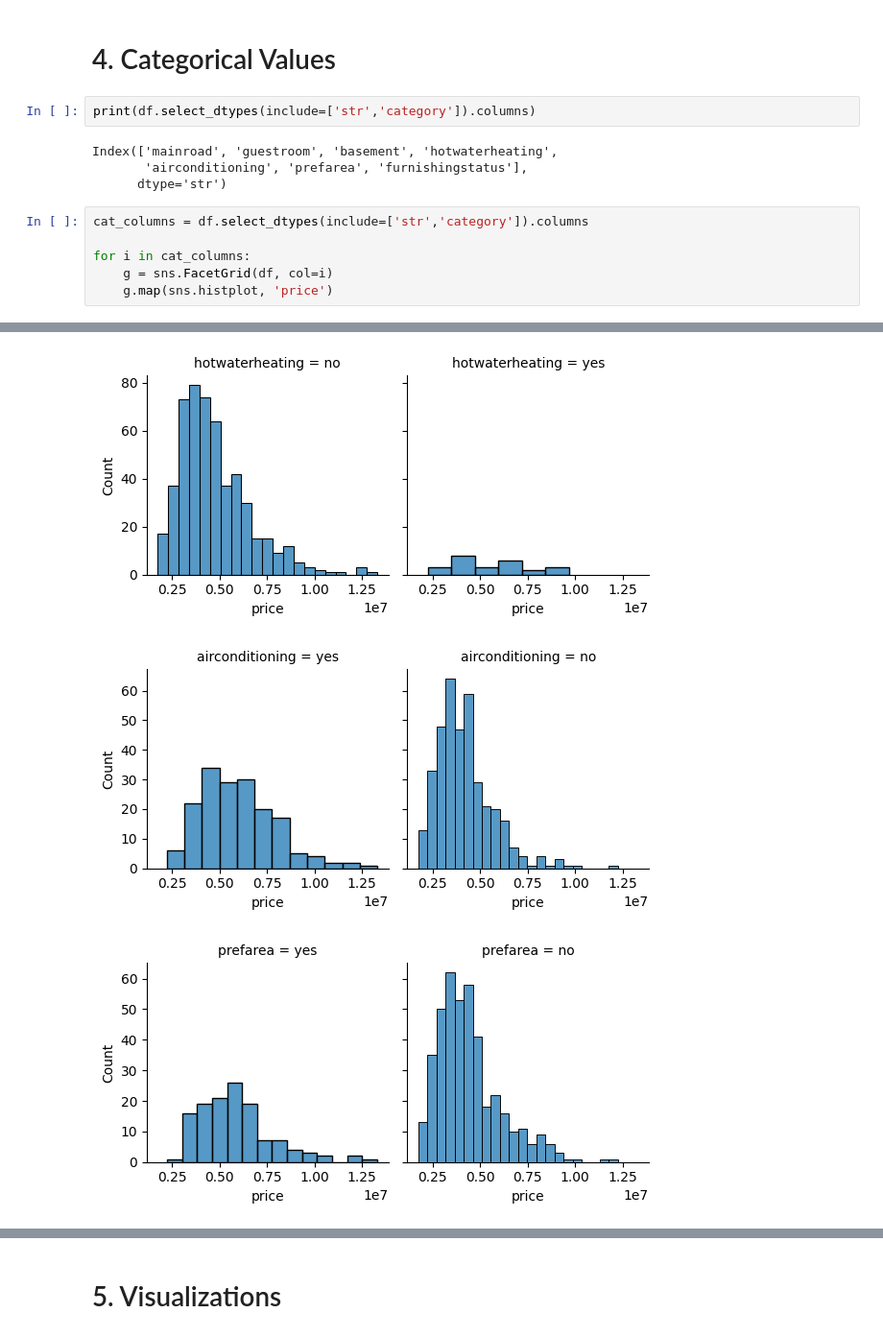
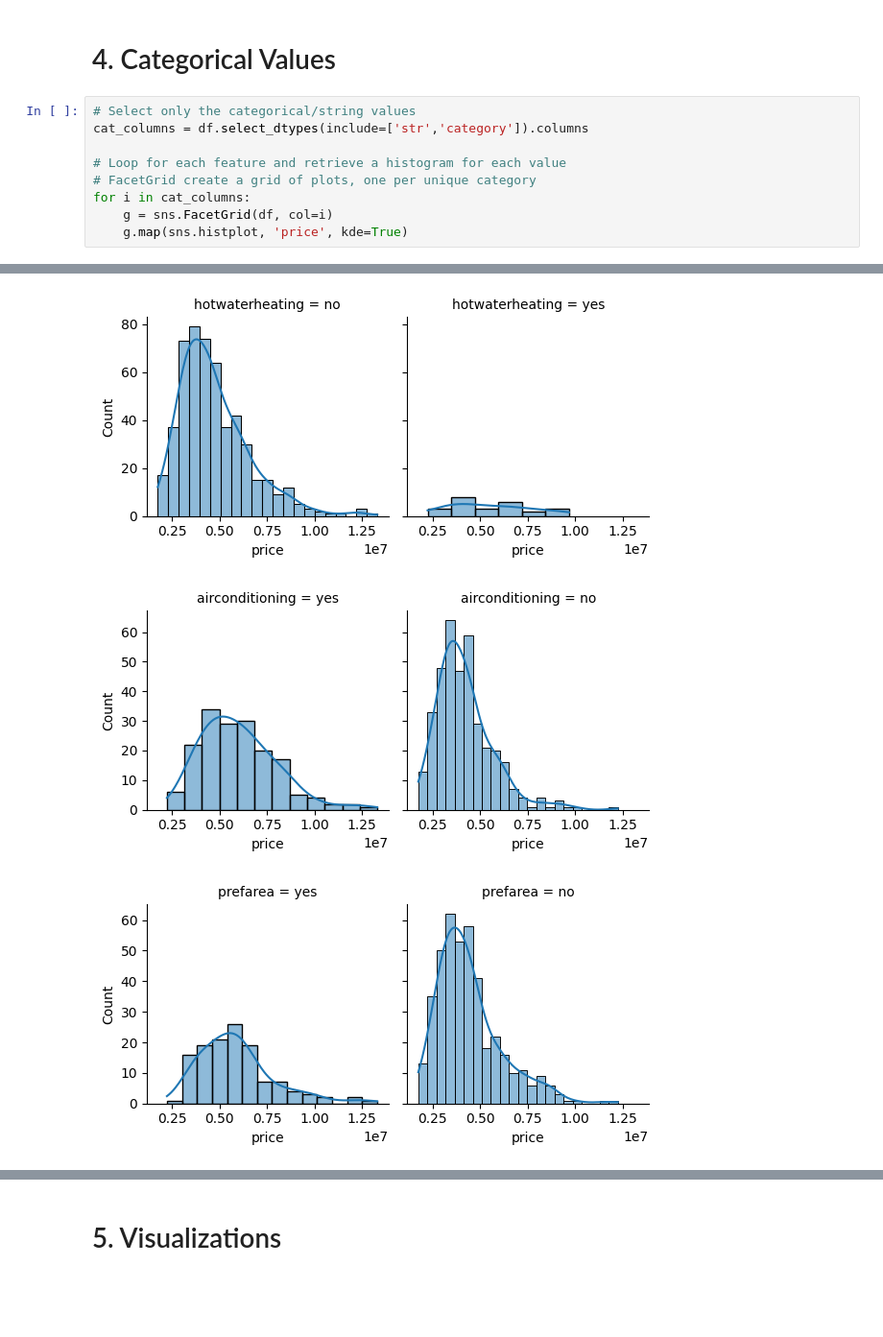
Before and after one commit to JherrerasPY/Project-001_House-Price-Prediction_Easy, a Jupyter notebook: house-price.ipynb, the cells around one changed output, grey strips where cells are left out. Shown at 96% size. Cells and saved outputs as stored; diff of their text form; blank space fills up the shorter version.

```diff
--- a/house-price.ipynb
+++ b/house-price.ipynb
@@ -223,16 +268,13 @@ plt.show()
 [figure]
 # %% [markdown]
 # 4. Categorical Values
-# %%
-print(df.select_dtypes(include=['str','category']).columns)
-# %% [output]
-Index(['mainroad', 'guestroom', 'basement', 'hotwaterheating',
-       'airconditioning', 'prefarea', 'furnishingstatus'],
-      dtype='str')
 # %%
+# Select only the categorical/string values
 cat_columns = df.select_dtypes(include=['str','category']).columns
 
+# Loop for each feature and retrieve a histogram for each value
+# FacetGrid create a grid of plots, one per unique category
 for i in cat_columns:
     g = sns.FacetGrid(df, col=i)
-    g.map(sns.histplot, 'price')
+    g.map(sns.histplot, 'price', kde=True)
 # %% [output]
@@ -242,3 +284,3 @@ for i in cat_columns:
-[figure, old version]
+[figure, new version]
-[figure, old version]
+[figure, new version]
-[figure, old version]
+[figure, new version]
```
Also changed, not shown: parts of 34 cells of this notebook.
